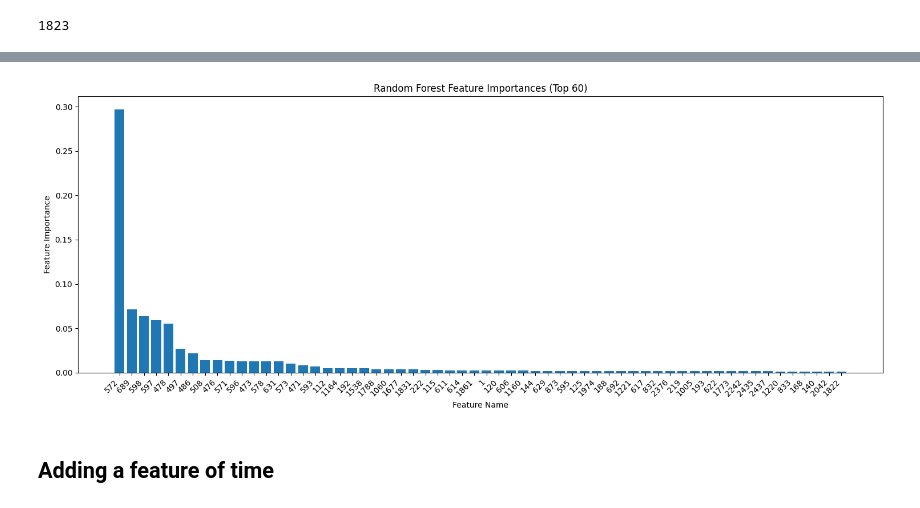
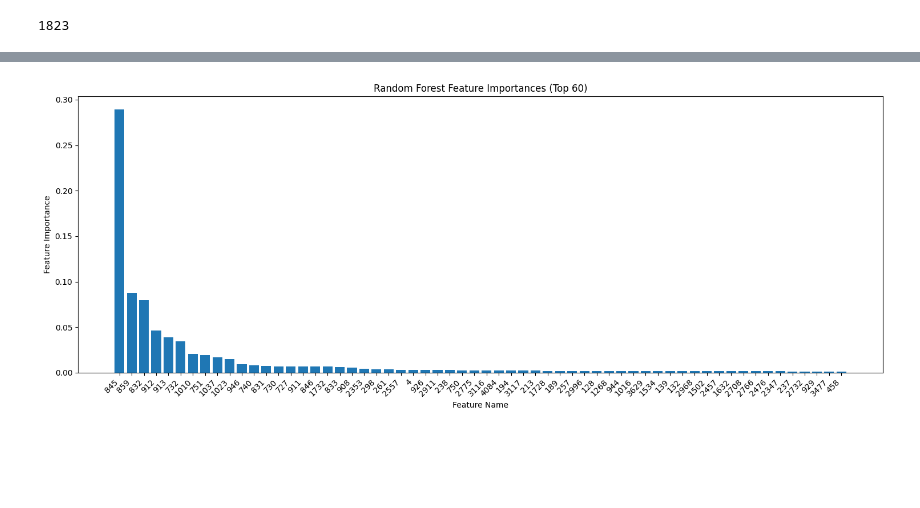
Before and after one commit to nour-m-bouayed/TSFEL_Review, a Jupyter notebook: TSFEL_ExtrinsicRegression.ipynb, the cells around one changed output, grey strips where cells are left out. Saved outputs shown, nothing was run; the diff lists cells and outputs as text; code cells hidden in the pictures; blank space fills up the shorter version.

Commit message:
testing TSFEL features

```diff
--- a/TSFEL_ExtrinsicRegression.ipynb
+++ b/TSFEL_ExtrinsicRegression.ipynb
@@ -189,5 +228,5 @@ from sklearn import preprocessing
 
 # Remove low variance features
 selector = VarianceThreshold()
-x_train_features_selected = selector.fit_transform(x_train_features)
+X_train_features_selected = selector.fit_transform(X_train_features)
 # %%
@@ -195,19 +234,19 @@ x_test_features_selected = pd.DataFrame(selector.transform(x_test_features))
 # %%
-x_train_features_selected=pd.DataFrame(x_train_features_selected,)
-print(x_train_features_selected.shape)
-corr_features = tsfel.correlated_features(x_train_features_selected)
+X_train_features_selected=pd.DataFrame(X_train_features_selected,)
+print(X_train_features_selected.shape)
+corr_features = tsfel.correlated_features(X_train_features_selected)
 len(corr_features)
 # %% [output]
 (95, 4344)
 1823
 # %%
 # Highly correlated features are removed
-x_train_features_selected.drop(corr_features, axis=1, inplace=True)
-x_test_features_selected.drop(corr_features, axis=1, inplace=True)
+# X_train_features_selected.drop(corr_features, axis=1, inplace=True)
+# X_test_features_selected.drop(corr_features, axis=1, inplace=True)
 
 
 # Normalising Features
-scaler = preprocessing.StandardScaler()
-nx_train_features_selected = pd.DataFrame(scaler.fit_transform(x_train_features_selected))
-nx_test_features_selected = pd.DataFrame(scaler.transform(x_test_features_selected))
+scaler = preprocessing.MinMaxScaler()
+nX_train_features_selected = pd.DataFrame(scaler.fit_transform(X_train_features_selected))
+nX_test_features_selected = pd.DataFrame(scaler.transform(X_test_features_selected))
 # %%
@@ -220,10 +259,10 @@ from sklearn.metrics import mean_squared_error
 
 # Initialize and train a random forest regressor
 regressor = RandomForestRegressor(n_estimators=100, random_state=42)
-regressor.fit(nx_train_features_selected, y_train)
+regressor.fit(nX_train_features_selected, y_train)
 
 # Make predictions on the test set and evaluate the model
-y_pred = regressor.predict(nx_test_features_selected)
+y_pred = regressor.predict(nX_test_features_selected)
 mse = mean_squared_error(y_test, y_pred)
 
 # Results
@@ -240,22 +289,20 @@ plt.legend()
 # %%
 
-feature_names = nx_train_features_selected.columns.tolist()
+feature_names = nX_train_features_selected.columns.tolist()
 feature_importances = regressor.feature_importances_
 
 # Sort indices based on feature importance
 indices = np.argsort(feature_importances)[::-1]
 
 # Plotting the feature importances with feature names
 # Plotting the feature importances for the first 60 features
 plt.figure(figsize=(15, 6))
 plt.bar(range(60), feature_importances[indices][:60], align="center")
 plt.xticks(range(60), [feature_names[i] for i in indices][:60], rotation=45, ha="right")
 plt.xlabel("Feature Name")
 plt.ylabel("Feature Importance")
 plt.title("Random Forest Feature Importances (Top 60)")
 plt.tight_layout()
 plt.show()
 # %% [output]
-[figure, old version]
+[figure, new version]
-# %% [markdown]
-## Adding a feature of time
```
Also changed, not shown: parts of 54 cells of this notebook, 3 other files.
